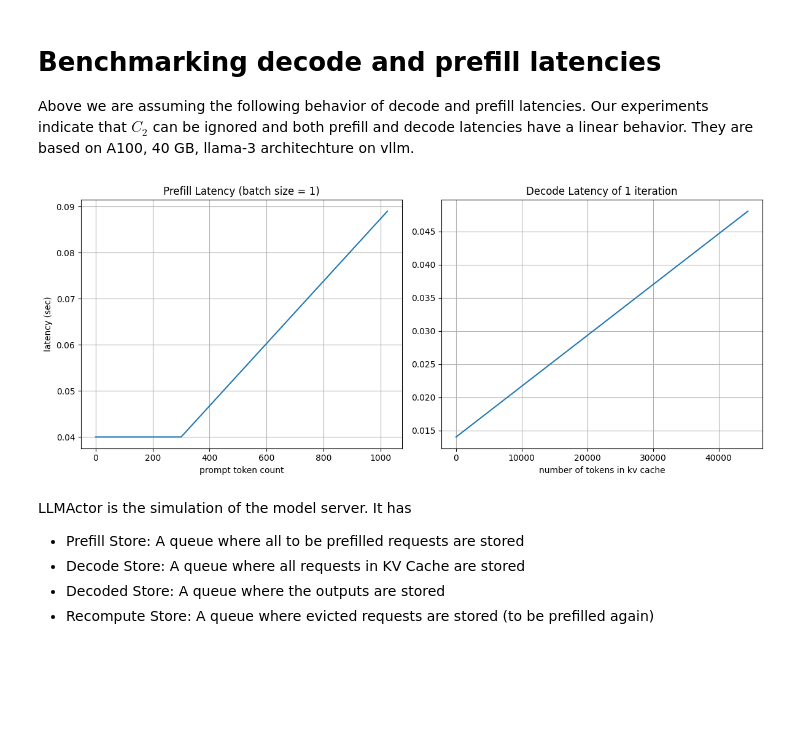
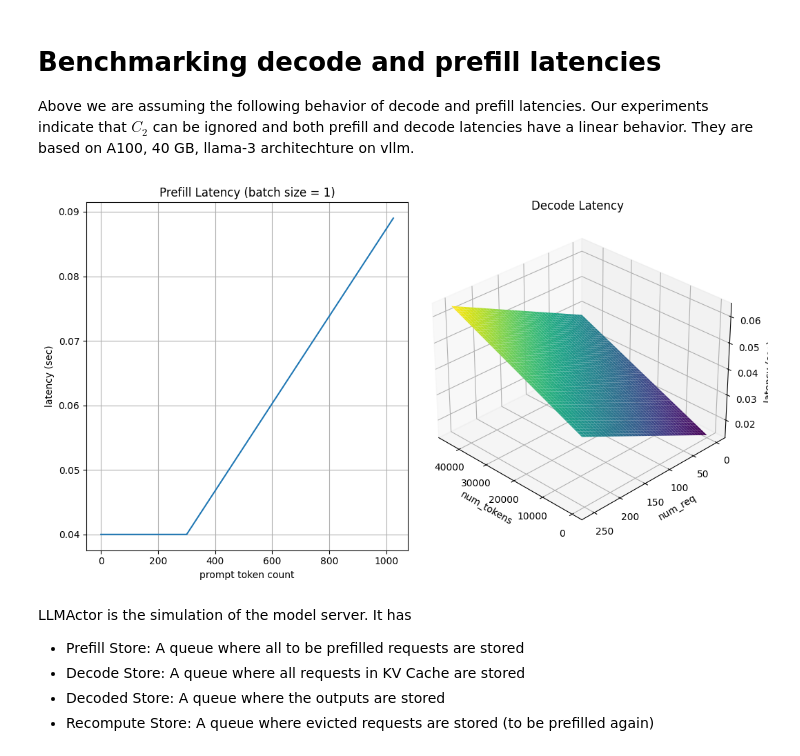
Before and after one commit to tomatillo-and-multiverse/lora-inference-gateway, a Jupyter notebook: simulations/llm_inference_gateway_simulation_ext.ipynb, the cells around one changed output. Saved outputs shown, nothing was run; the diff lists cells and outputs as text; code cells hidden in the pictures; blank space fills up the shorter version.

```diff
--- a/simulations/llm_inference_gateway_simulation_ext.ipynb
+++ b/simulations/llm_inference_gateway_simulation_ext.ipynb
@@ -82,7 +86,8 @@ PREFILL_LATENCY_CONST_1 = 0.00006769375513
 PREFILL_LATENCY_CONST_0 = 0.01969
 PREFILL_LATENCY_CONST_MIN = 0.04
 
-DECODE_LATENCY_CONST_1 = 0.000000766
+DECODE_LATENCY_CONST_BATCH = 0.0001026494433
+DECODE_LATENCY_CONST_1 = 0.0000005353485087
 DECODE_LATENCY_CONST_0 = 0.014
 TOKENIZE_LATENCY_CONST =   0
 
@@ -104,38 +109,55 @@ Above we are assuming the following behavior of decode and prefill latencies. Ou
 # %%
 import numpy as np
 import matplotlib.pyplot as plt
+from mpl_toolkits.mplot3d import Axes3D
 
-fig, (ax1, ax2) = plt.subplots(1, 2, figsize=(12, 5))  # 1 row, 2 columns, size 12x5 inches
+fig = plt.figure(figsize=(12, 6))
 
 
 # Create a range of x values
 x = [x for x in range(1025)]
 
-x1 = [x for x in range(MAX_NUM_TOKENS_ALLOWED)]
+num_tokens = [x for x in range(MAX_NUM_TOKENS_ALLOWED)]
+num_req = [x for x in range(MAX_NUM_SEQ)]
 
 # First plot
-ax1.plot(x, [max(PREFILL_LATENCY_CONST_MIN, PREFILL_LATENCY_CONST_0 + PREFILL_LATENCY_CONST_1*t) for t in x],)
+ax1 = fig.add_subplot(121)
+ax1.plot(x, [max(PREFILL_LATENCY_CONST_MIN, PREFILL_LATENCY_CONST_0 + PREFILL_LATENCY_CONST_1*t) for t in x])
 ax1.set_xlabel('prompt token count')
 ax1.set_ylabel('latency (sec)')
 ax1.set_title('Prefill Latency (batch size = 1)')
-
 ax1.grid(True)
 
+
+
 # Second plot
-ax2.plot(x1, [ DECODE_LATENCY_CONST_0 + DECODE_LATENCY_CONST_1*t for t in x1],)
-ax2.set_xlabel('number of tokens in kv cache')
-#ax2.set_ylabel('latency (sec)')
-ax2.set_title(f'Decode Latency of 1 iteration')
+# Create mesh grid for 3D plotting
+# Second plot (3D) for decode latency
+ax2 = fig.add_subplot(122, projection='3d')
+num_tokens_mesh, num_req_mesh = np.meshgrid(num_tokens, num_req)
 
-ax2.grid(True)
+# Decode latency formula
+decode_latency = DECODE_LATENCY_CONST_0 + DECODE_LATENCY_CONST_1*num_tokens_mesh + DECODE_LATENCY_CONST_BATCH*num_req_mesh
+
+
+# Plot the surface
+ax2.plot_surface(num_tokens_mesh, num_req_mesh, decode_latency, cmap='viridis')
+
+ax2.set_xlabel('num_tokens')
+ax2.set_ylabel('num_req')
+ax2.set_zlabel('latency (sec)')
+ax2.set_title('Decode Latency')
+ax2.view_init(elev=30, azim=135)  # Adjust this to get a better view
+
 
 # Adjust the layout to avoid overlap
 plt.tight_layout()
+plt.subplots_adjust(right=0.85)  # Extra space on the right to avoid cutting off
 
 # Show the plots
 plt.show()
 # %% [output]
-[figure, old version]
+[figure, new version]
 # %% [markdown]
 LLMActor is the simulation of the model server. It has
 
```
Also changed, not shown: parts of 11 cells of this notebook.
